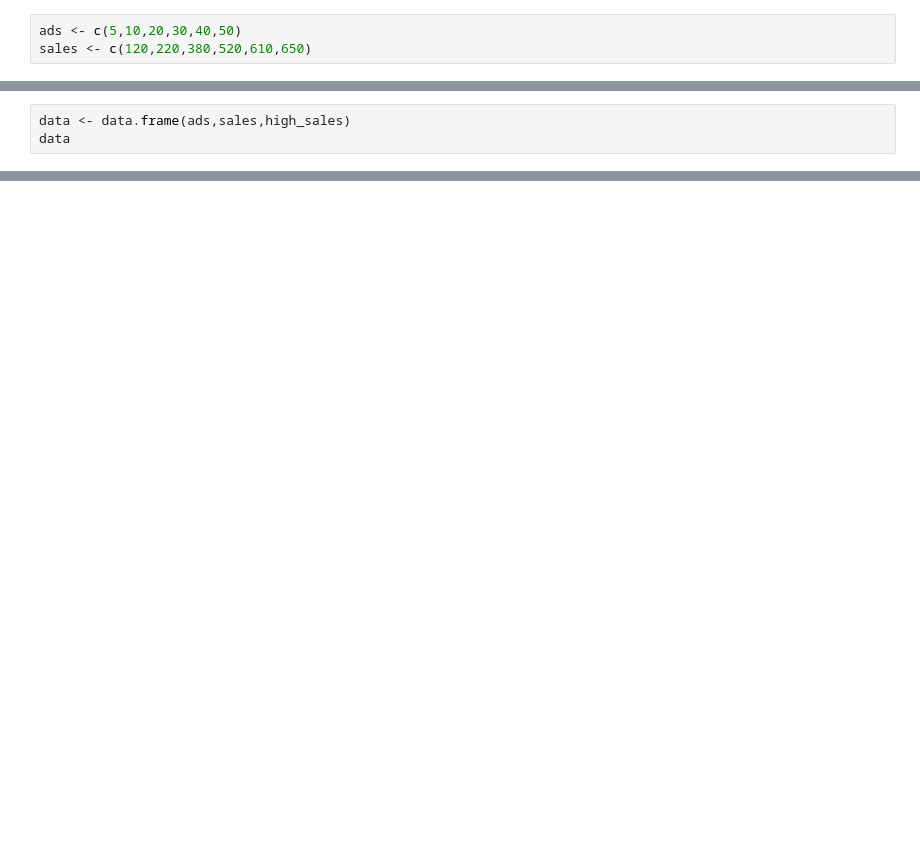
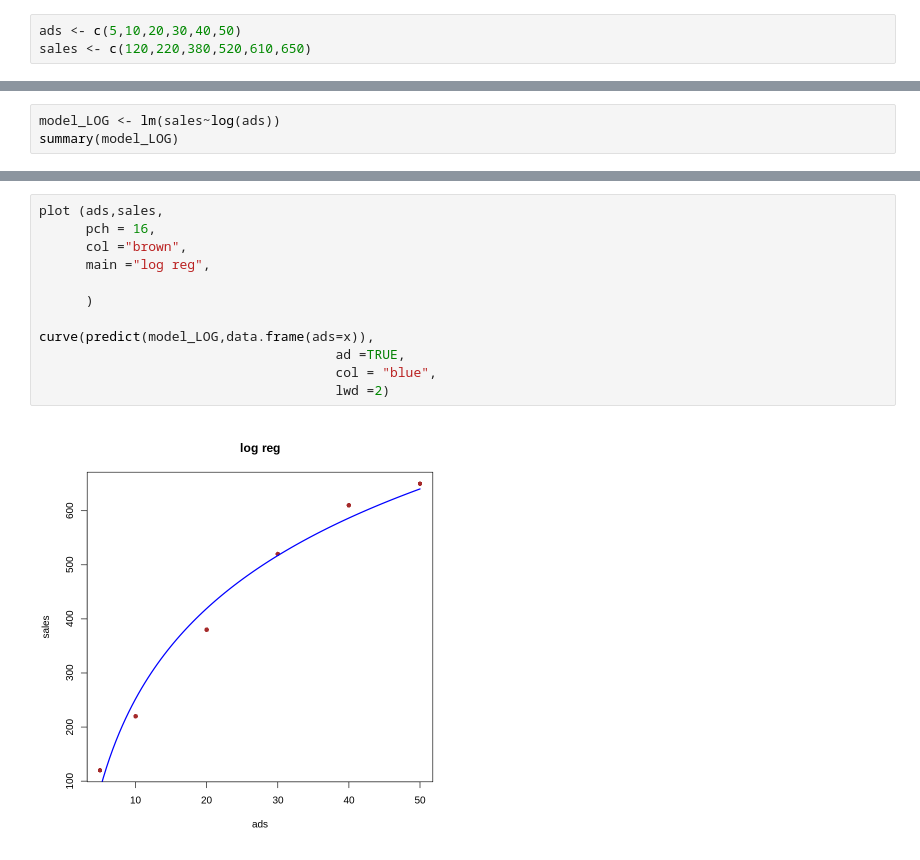
Before and after one commit to amrutha206/amrutha206, a Jupyter notebook: R-basics/google-colab6-r.ipynb, the cells around one changed output, grey strips where cells are left out. Cells and saved outputs as stored; diff of their text form; blank space fills up the shorter version.

```diff
--- a/R-basics/google-colab6-r.ipynb
+++ b/R-basics/google-colab6-r.ipynb
@@ -10,3 +5,0 @@ high_sales <- ifelse (sales > 500,1,0)
-# %%
-data <- data.frame(ads,sales,high_sales)
-data
@@ -49,0 +16,3 @@ ifelse(predict(model_logistic, data.frame(ads=35),
+# %%
+model_LOG <- lm(sales~log(ads))
+summary(model_LOG)
@@ -49,0 +37,14 @@ ifelse(predict(model_logistic, data.frame(ads=35),
+# %%
+plot (ads,sales,
+      pch = 16,
+      col ="brown",
+      main ="log reg",
+
+      )
+
+curve(predict(model_LOG,data.frame(ads=x)),
+                                      ad =TRUE,
+                                      col = "blue",
+                                      lwd =2)
+# %% [output]
+[figure, added]
```
Also changed, not shown: parts of 8 cells of this notebook.
